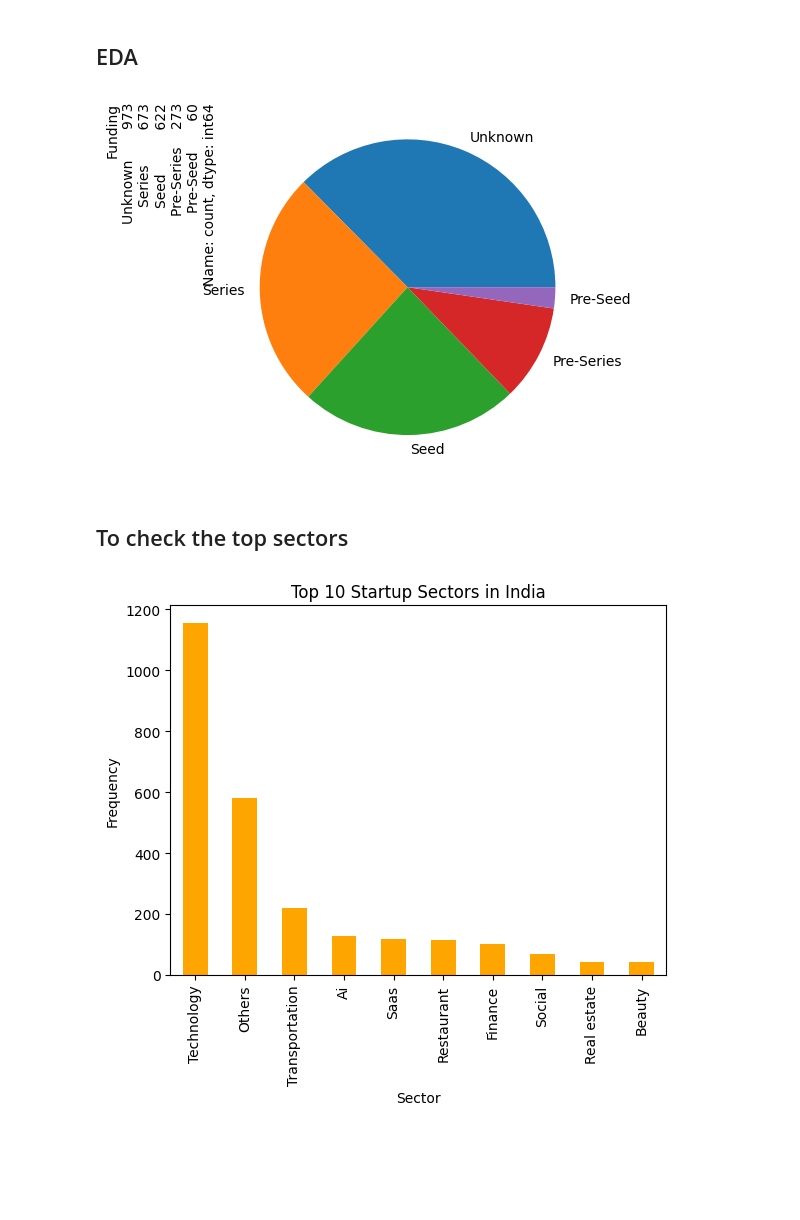
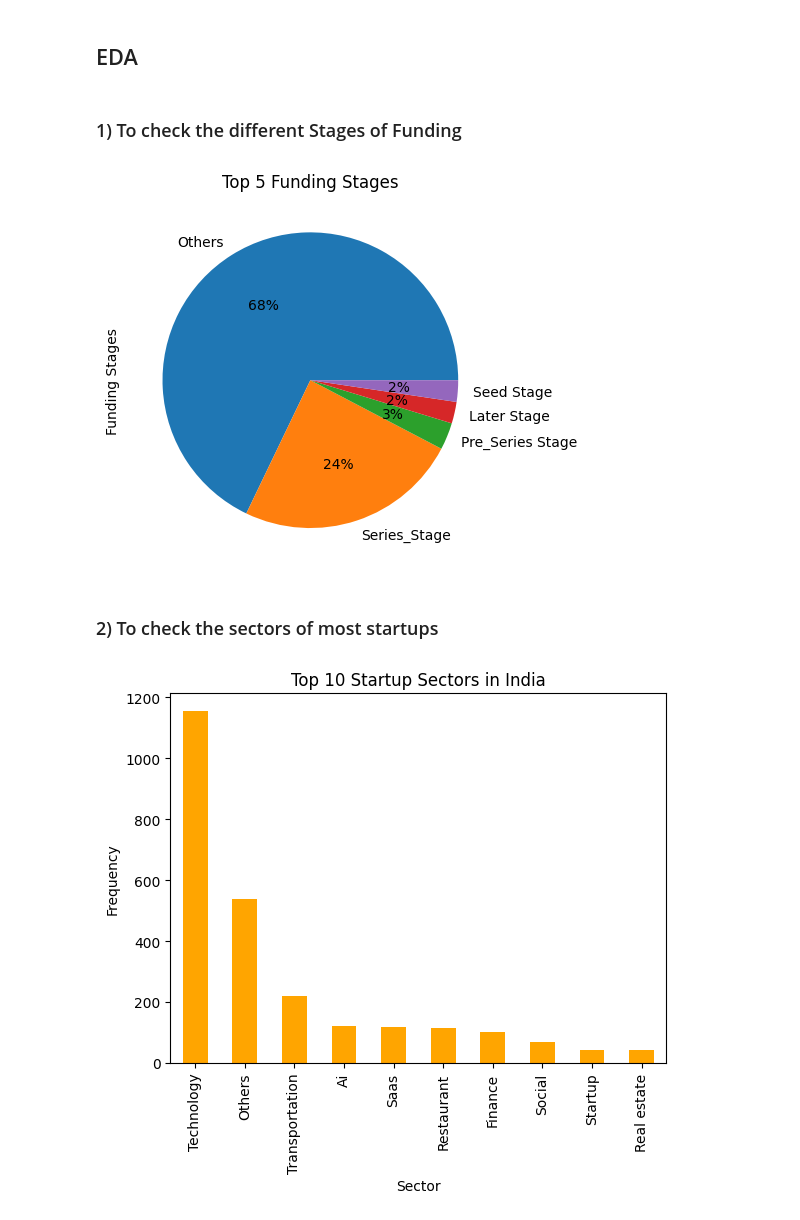
Before and after one commit to qochieng/Data-analysis-of-Startups-Funding-in-India, a Jupyter notebook: Startup-Project.ipynb, the cells around one changed output. Drawn from its saved outputs; the diff is of its cells as text; code cells hidden in the pictures; blank space fills up the shorter version.

Commit message:
Visualization Update

```diff
--- a/Startup-Project.ipynb
+++ b/Startup-Project.ipynb
@@ -363,24 +383,3 @@ array(['Seed', 'Series A', 'Angel', 'Series B', 'Pre Seed',
       dtype=object)
 # %% [markdown]
 ### To Categorize the Stage column to major Stages(Pre-seed, Seed, Debt, Series, Unknown, Others)
-# %%
-# Function for grouping
-
-def Stage(row):
-
-    if  'Pre Seed' in str(row['Stage']) or 'Bridge' in str(row['Stage']):
-        return 'Pre-Seed'
-    if 'Pre Series' in str(row['Stage']):
-        return 'Pre-Series'
-    if 'Seed' in str(row['Stage']) or 'Grant' in str(row['Stage']) or 'Corp' in str(row['Stage']):
-        return 'Seed'
-    if 'Debt' in str(row['Stage']):
-        return 'Debt'
-    if 'Series' in str(row['Stage']):
-        return 'Series'
-    if 'Unknown' in str(row['Stage']):
-        return 'Unknown'
-    if 'Equity' in str(row['Stage']) or 'Angel' in str(row['Stage']):
-        return 'Equity'
-    else:
-        return 'Others'
@@ -387,7 +413,7 @@ def Stage(row):
 # %%
 # Call the function
 
-df_combine['Funding'] = df_combine.apply(lambda row: Stage(row), axis=1)
+df_combine['Funding'] = df_combine['Stage'].apply(Stage)
 #df_combine['Stage'] = df_combine.apply(lambda row: Stage(row), axis=1)
 # %%
 # Confirm the Function worked
@@ -410,7 +436,7 @@ df_combine.head(10)
 # %%
 # Split the strings from the comma(,) then return the first index of the string
 
-df_combine['HeadQuarter'] = df_combine['HeadQuarter'].str.split(',').str[0]
+df_combine['HeadQuarter'] = (df_combine['HeadQuarter'].str.split(',').str[0])
 # %%
 # Confirm its worked
 
@@ -480,6 +494,8 @@ def Sec(row):
         return 'Networking'
     if 'inter' in str(row['Sector']) or 'living' in str(row['Sector']) or 'house' in str(row['Sector']) or 'real' in str(row['Sector']) or 'design' in str(row['Sector']):
         return 'Real Estate'
+    if 'inter' in str(row['Sector']):
+        return 'Real Estate'
     if 'social' in str(row['Sector']) or 'entertai' in str(row['Sector']) or 'wellness' in str(row['Sector']):
         return 'Social'
     if 'food' in str(row['Sector']) or 'beverage' in str(row['Sector']) or 'nutrition' in str(row['Sector']) or 'tea' in str(row['Sector']):
@@ -498,10 +514,12 @@ def Sec(row):
         return 'SaaS'
     if 'marketing' in str(row['Sector']) or 'sales' in str(row['Sector']):
         return 'Marketing'
-    if 'farmi' in str(row['Sector']) or 'culture' in str(row['Sector']):
+    if 'farmi' in str(row['Sector']) or 'culture' in str(row['Sector']) or  'dai' in str(row['Sector']):
         return 'Farming'
     if 'artifi' in str(row['Sector']) or 'ai' in str(row['Sector']):
         return 'AI'
+    if 'startup' in str(row['Sector']):
+        return 'Startup'
     if 'research' in str(row['Sector']):
         return 'Research'
     else:
@@ -534,26 +567,31 @@ array(['Marketing', 'Farming', 'Finance', 'Technology', 'SaaS',
 # %% [markdown]
 ## EDA
+# %% [markdown]
+### 1) To check the different Stages of Funding
 # %%
 # To check the different Stages
 
-Stages= df_combine['Funding'].value_counts()[:5]
+Stages = df_combine.groupby('Funding')['Amount($)'].sum().nlargest(5)
 
-Stages.plot(kind='pie')
-plt.ylabel(Stages,loc='top')
-plt.show();
+Stages.plot(kind='pie', autopct='%1.0f%%')
+plt.ylabel('Funding Stages')
+plt.title('Top 5 Funding Stages')
+plt.show()
 # %% [output]
-[figure, old version]
+[figure, new version]
 # %% [markdown]
-## To check the top sectors
+### 2) To check the sectors of most startups
 # %%
 # To check the top sectors
-df_combine['Category']= df_combine['Category'].str.capitalize()
-top_10_sectors =(df_combine['Category'].value_counts()).iloc[:10]
+import matplotlib.pyplot as plt
 
-top_10_sectors.plot(kind='bar',color='orange')
-plt.xlabel('Sector',loc='center')
+df_combine['Category'] = df_combine['Category'].str.capitalize()
+top_10_sectors = df_combine['Category'].value_counts().head(10)
+
+top_10_sectors.plot(kind='bar', color='orange')
+plt.xlabel('Sector', loc='center')
 plt.ylabel('Frequency')
 plt.title('Top 10 Startup Sectors in India')
-plt.show();
+plt.show()
 # %% [output]
-[figure, old version]
+[figure, new version]
```
Also changed, not shown: parts of 28 cells of this notebook.
